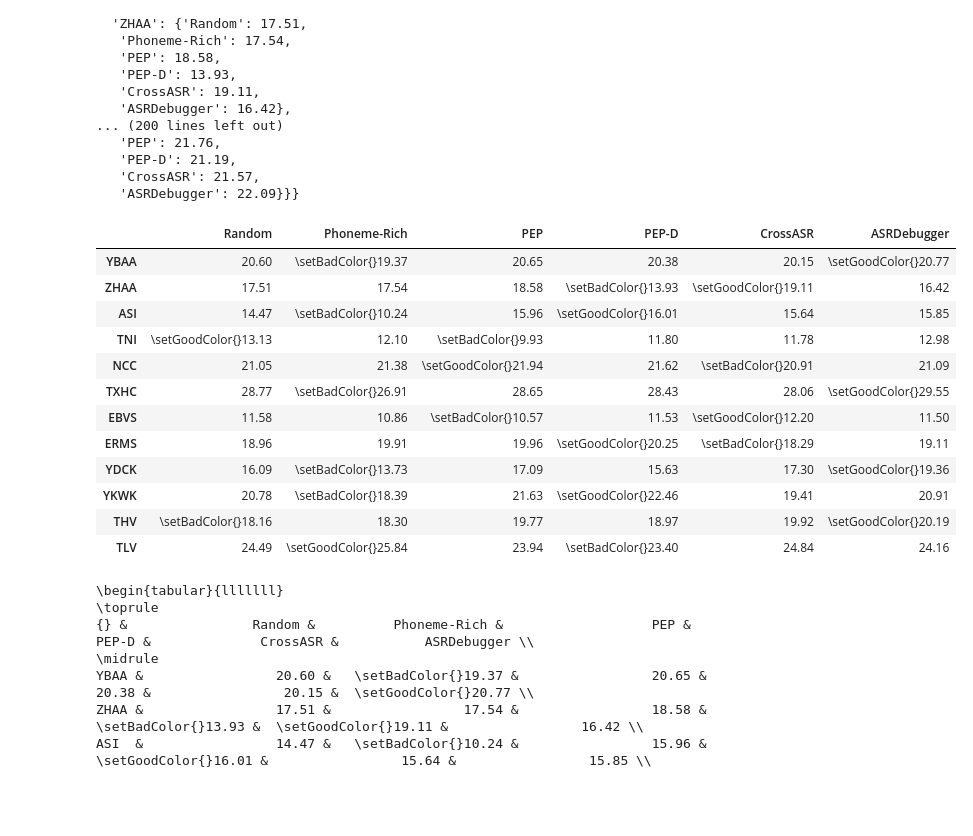
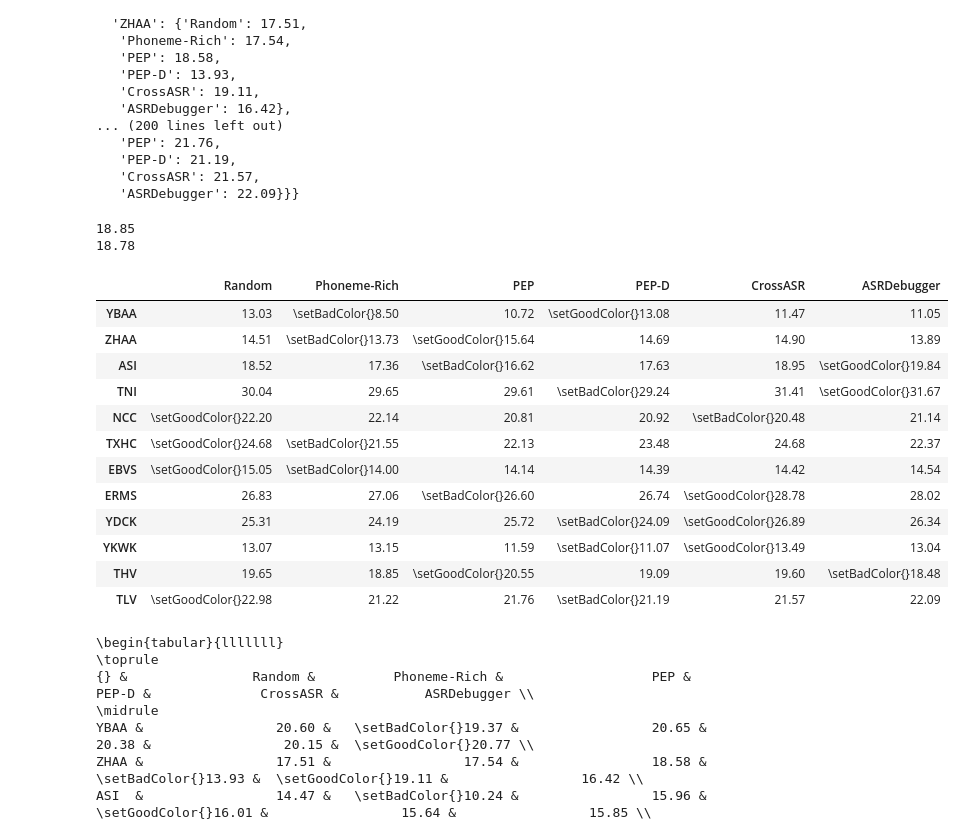
Before and after one commit to yangzhou6666/ASRProphet, a Jupyter notebook: correlation-analysis.ipynb, the cells around one changed output. Cells and saved outputs as stored; diff of their text form; code cells hidden in the pictures; blank space fills up the shorter version.

Commit message:
doc(Table 4): re run ASRDebugger and Phoneme-Rich

```diff
--- a/correlation-analysis.ipynb
+++ b/correlation-analysis.ipynb
@@ -157,6 +179,12 @@ relative_improvement_of_finetuned_model_averaged_by_seed_and_budget
    'PEP-D': 21.19,
    'CrossASR': 21.57,
    'ASRDebugger': 22.09}}}
+# %%
+print(relative_improvement_of_finetuned_model_averaged_by_seed_and_budget["wav2vec-base"]["THV"]["Phoneme-Rich"])
+print(relative_improvement_of_finetuned_model_averaged_by_seed_and_budget["wav2vec-base"]["THV"]["ASRDebugger"])
+# %% [output]
+18.85
+18.78
 # %%
 relative_improvement_of_finetuned_model_averaged_by_seed_and_budget
 
@@ -176,25 +204,25 @@ for asr in asrs :
 # %%
 pd.options.display.float_format = "{:,.2f}".format
 
 df = {}
 for asr in asrs :
     df[asr] = pd.DataFrame(relative_improvement_of_finetuned_model_averaged_by_seed_and_budget[asr]).T
 
-df["quartznet"]
+df["wav2vec-base"]
 # %% [output]
 |  | Random | Phoneme-Rich | PEP | PEP-D | CrossASR | ASRDebugger |
-| YBAA | 20.60 | \setBadColor{}19.37 | 20.65 | 20.38 | 20.15 | \setGoodColor{}20.77 |
-| ZHAA | 17.51 | 17.54 | 18.58 | \setBadColor{}13.93 | \setGoodColor{}19.11 | 16.42 |
-| ASI | 14.47 | \setBadColor{}10.24 | 15.96 | \setGoodColor{}16.01 | 15.64 | 15.85 |
-| TNI | \setGoodColor{}13.13 | 12.10 | \setBadColor{}9.93 | 11.80 | 11.78 | 12.98 |
-| NCC | 21.05 | 21.38 | \setGoodColor{}21.94 | 21.62 | \setBadColor{}20.91 | 21.09 |
-| TXHC | 28.77 | \setBadColor{}26.91 | 28.65 | 28.43 | 28.06 | \setGoodColor{}29.55 |
-| EBVS | 11.58 | 10.86 | \setBadColor{}10.57 | 11.53 | \setGoodColor{}12.20 | 11.50 |
-| ERMS | 18.96 | 19.91 | 19.96 | \setGoodColor{}20.25 | \setBadColor{}18.29 | 19.11 |
-| YDCK | 16.09 | \setBadColor{}13.73 | 17.09 | 15.63 | 17.30 | \setGoodColor{}19.36 |
-| YKWK | 20.78 | \setBadColor{}18.39 | 21.63 | \setGoodColor{}22.46 | 19.41 | 20.91 |
-| THV | \setBadColor{}18.16 | 18.30 | 19.77 | 18.97 | 19.92 | \setGoodColor{}20.19 |
-| TLV | 24.49 | \setGoodColor{}25.84 | 23.94 | \setBadColor{}23.40 | 24.84 | 24.16 |
+| YBAA | 13.03 | \setBadColor{}8.50 | 10.72 | \setGoodColor{}13.08 | 11.47 | 11.05 |
+| ZHAA | 14.51 | \setBadColor{}13.73 | \setGoodColor{}15.64 | 14.69 | 14.90 | 13.89 |
+| ASI | 18.52 | 17.36 | \setBadColor{}16.62 | 17.63 | 18.95 | \setGoodColor{}19.84 |
+| TNI | 30.04 | 29.65 | 29.61 | \setBadColor{}29.24 | 31.41 | \setGoodColor{}31.67 |
+| NCC | \setGoodColor{}22.20 | 22.14 | 20.81 | 20.92 | \setBadColor{}20.48 | 21.14 |
+| TXHC | \setGoodColor{}24.68 | \setBadColor{}21.55 | 22.13 | 23.48 | 24.68 | 22.37 |
+| EBVS | \setGoodColor{}15.05 | \setBadColor{}14.00 | 14.14 | 14.39 | 14.42 | 14.54 |
+| ERMS | 26.83 | 27.06 | \setBadColor{}26.60 | 26.74 | \setGoodColor{}28.78 | 28.02 |
+| YDCK | 25.31 | 24.19 | 25.72 | \setBadColor{}24.09 | \setGoodColor{}26.89 | 26.34 |
+| YKWK | 13.07 | 13.15 | 11.59 | \setBadColor{}11.07 | \setGoodColor{}13.49 | 13.04 |
+| THV | 19.65 | 18.85 | \setGoodColor{}20.55 | 19.09 | 19.60 | \setBadColor{}18.48 |
+| TLV | \setGoodColor{}22.98 | 21.22 | 21.76 | \setBadColor{}21.19 | 21.57 | 22.09 |
 # %%
 def print_table(df):
     print(df.to_latex(escape=False))
```
Also changed, not shown: parts of 1 cell of this notebook.
